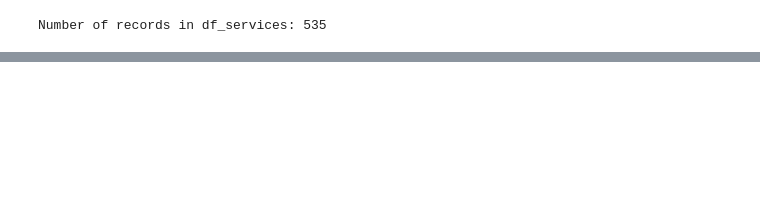
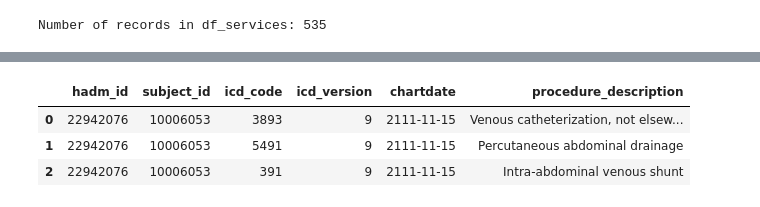
Before and after one commit to giulioelmi/AI-transfer, a Jupyter notebook: mimiciv.ipynb, the cells around one changed output, grey strips where cells are left out. Saved outputs shown, nothing was run; the diff lists cells and outputs as text; code cells hidden in the pictures; blank space fills up the shorter version.

```diff
--- a/mimiciv.ipynb
+++ b/mimiciv.ipynb
@@ -286,0 +309,26 @@ See the caveats in the documentation: https://pandas.pydata.org/pandas-docs/stab
+# %%
+query = """
+SELECT ad.hadm_id,
+       ad.subject_id,
+       proc.icd_code,
+       proc.icd_version,
+       proc.chartdate,
+       proc_codes.long_title AS procedure_description
+FROM mimiciv_hosp.admissions ad
+JOIN mimiciv_hosp.procedures_icd proc
+ON ad.hadm_id = proc.hadm_id
+JOIN mimiciv_hosp.d_icd_procedures proc_codes
+ON proc.icd_code = proc_codes.icd_code
+WHERE ad.subject_id = 10006053
+"""
+
+
+cur.execute(query)
+rows = cur.fetchall()
+df_services = pd.DataFrame(rows, columns=[desc[0] for desc in cur.description])
+df_services.head()
+# %% [output]
+|  | hadm_id | subject_id | icd_code | icd_version | chartdate | procedure_description |
+| 0 | 22942076 | 10006053 | 3893 | 9 | 2111-11-15 | Venous catheterization, not elsew... |
+| 1 | 22942076 | 10006053 | 5491 | 9 | 2111-11-15 | Percutaneous abdominal drainage |
+| 2 | 22942076 | 10006053 | 391 | 9 | 2111-11-15 | Intra-abdominal venous shunt |
```
Also changed, not shown: parts of 6 cells of this notebook.
